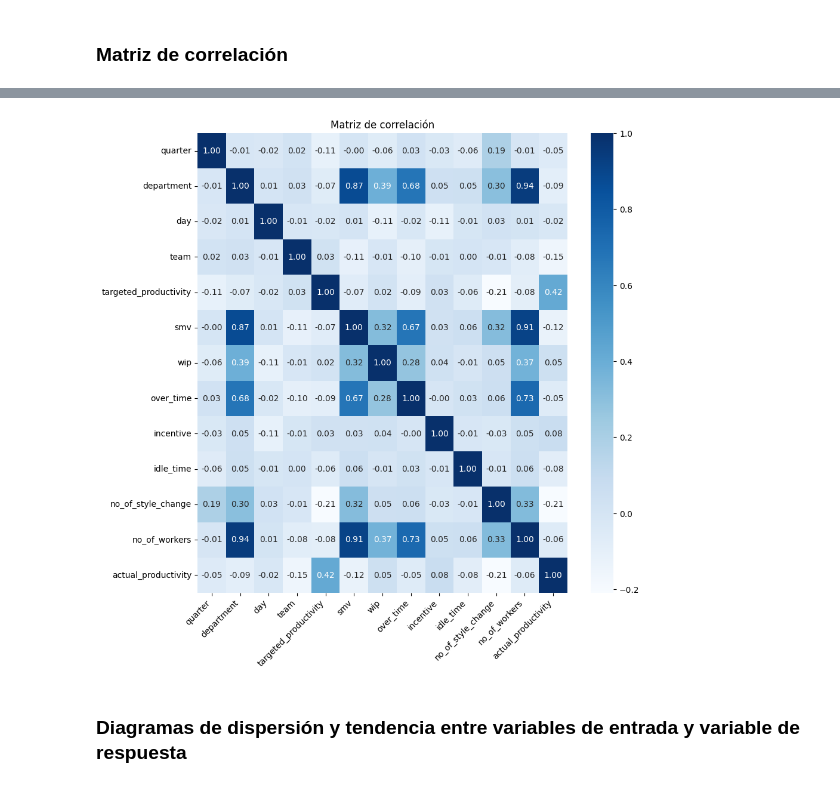
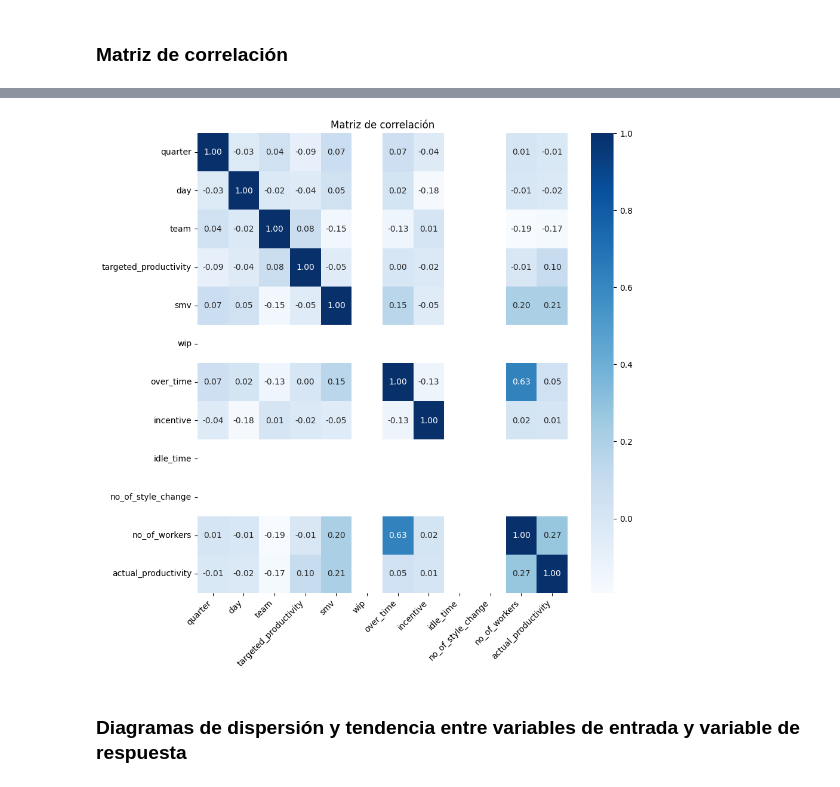
Before and after one commit to Casp21/P1-Analitica, a Jupyter notebook: Limpieza - copia.ipynb, the cells around one changed output, grey strips where cells are left out. Drawn from its saved outputs; the diff is of its cells as text; code cells hidden in the pictures.

```diff
--- a/Limpieza - copia.ipynb
+++ b/Limpieza - copia.ipynb
@@ -103,2 +126,31 @@ sns.pairplot(df,)
 # %% [markdown]
 ### Matriz de correlación
+# %%
+# matriz de correlación para sewing
+import matplotlib.pyplot as plt
+
+# Convertir las columnas categóricas a numéricas
+for col in df_sewing.columns:
+    if df_sewing[col].dtype == 'object':
+        df_sewing[col] = df_sewing[col].astype('category').cat.codes
+
+# Ahora puedes calcular la correlación
+corr = df_sewing.corr()
+
+# Aumentar el tamaño de la figura
+plt.figure(figsize=(10, 10))
+
+# Calcular la correlación
+corr = df_sewing.corr()
+
+# Crear un mapa de calor con seaborn
+sns.heatmap(corr, cmap="Blues", annot=True, fmt=".2f", annot_kws={"size": 10})
+
+# Añadir un título
+plt.title("Matriz de correlación")
+
+# Rotar las etiquetas del eje x y ajustar su alineación
+plt.xticks(rotation=45, ha='right')
+
+# Mostrar la figura
+plt.show()
@@ -105,33 +159,34 @@ sns.pairplot(df,)
 # %%
+# matriz de correlación  finishing
 import matplotlib.pyplot as plt
 
 # Convertir las columnas categóricas a numéricas
-for col in df.columns:
-    if df[col].dtype == 'object':
-        df[col] = df[col].astype('category').cat.codes
+for col in df_finishing.columns:
+    if df_finishing[col].dtype == 'object':
+        df_finishing[col] = df_finishing[col].astype('category').cat.codes
 
 # Ahora puedes calcular la correlación
-corr = df.corr()
+corr = df_finishing.corr()
 
 # Aumentar el tamaño de la figura
 plt.figure(figsize=(10, 10))
 
 # Calcular la correlación
-corr = df.corr()
+corr = df_finishing.corr()
 
 # Crear un mapa de calor con seaborn
 sns.heatmap(corr, cmap="Blues", annot=True, fmt=".2f", annot_kws={"size": 10})
 
 # Añadir un título
 plt.title("Matriz de correlación")
 
 # Rotar las etiquetas del eje x y ajustar su alineación
 plt.xticks(rotation=45, ha='right')
 
 # Mostrar la figura
 plt.show()
 # %% [output]
-[figure, old version]
+[figure, new version]
 # %% [markdown]
 ### Diagramas de dispersión y tendencia entre variables de entrada y variable de respuesta
 # %%
```
Also changed, not shown: parts of 7 cells of this notebook, 1 other file.
